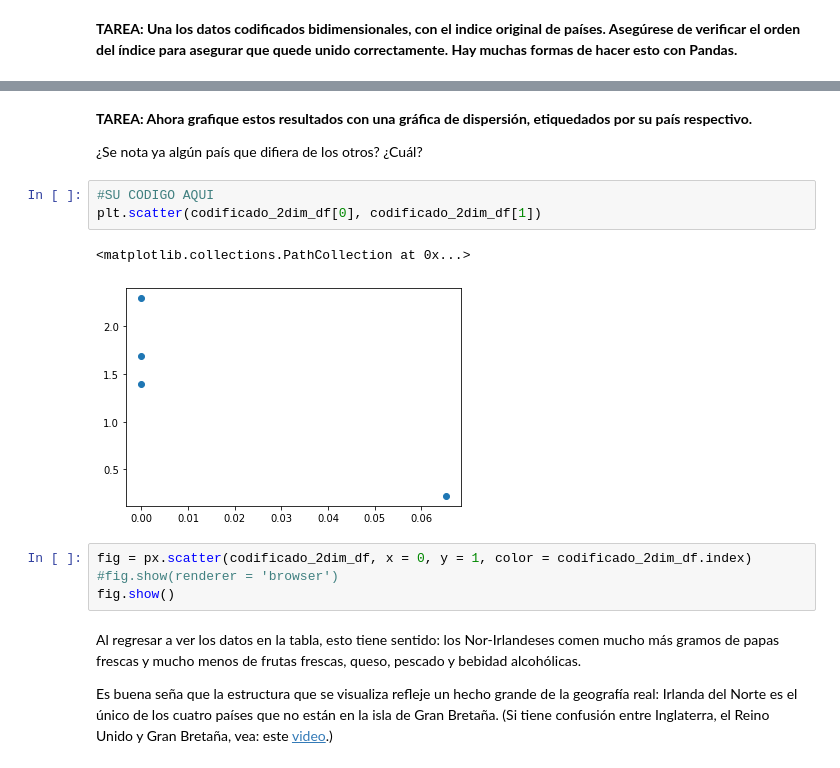
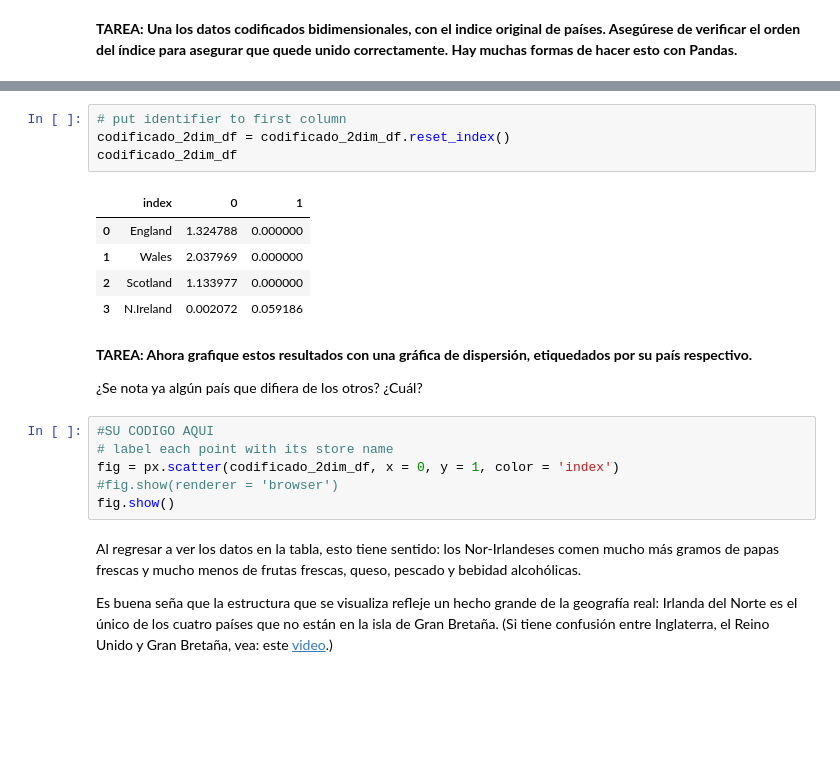
Before and after one commit to jurhs2000/data-science-lab6, a Jupyter notebook: Lab_Autocodificadores.ipynb, the cells around one changed output, grey strips where cells are left out. Drawn from its saved outputs; the diff is of its cells as text; blank space fills up the shorter version.

```diff
--- a/Lab_Autocodificadores.ipynb
+++ b/Lab_Autocodificadores.ipynb
@@ -191,15 +203,21 @@ codificado_2dim_df
+# %%
+# put identifier to first column
+codificado_2dim_df = codificado_2dim_df.reset_index()
+codificado_2dim_df
+# %% [output]
+|  | index | 0 | 1 |
+| 0 | England | 1.324788 | 0.000000 |
+| 1 | Wales | 2.037969 | 0.000000 |
+| 2 | Scotland | 1.133977 | 0.000000 |
+| 3 | N.Ireland | 0.002072 | 0.059186 |
 # %% [markdown]
 **TAREA:  Ahora grafique estos resultados con una gráfica de dispersión, etiquedados por su país respectivo.**
 
 ¿Se nota ya algún país que difiera de los otros?  ¿Cuál?
-# %%
-#SU CODIGO AQUI
-plt.scatter(codificado_2dim_df[0], codificado_2dim_df[1])
-# %% [output]
-<matplotlib.collections.PathCollection at 0x...>
-[figure, removed]
 # %%
-fig = px.scatter(codificado_2dim_df, x = 0, y = 1, color = codificado_2dim_df.index)
+#SU CODIGO AQUI
+# label each point with its store name
+fig = px.scatter(codificado_2dim_df, x = 0, y = 1, color = 'index')
 #fig.show(renderer = 'browser')
 fig.show()
 # %% [markdown]
```
Also changed, not shown: parts of 10 cells of this notebook.
